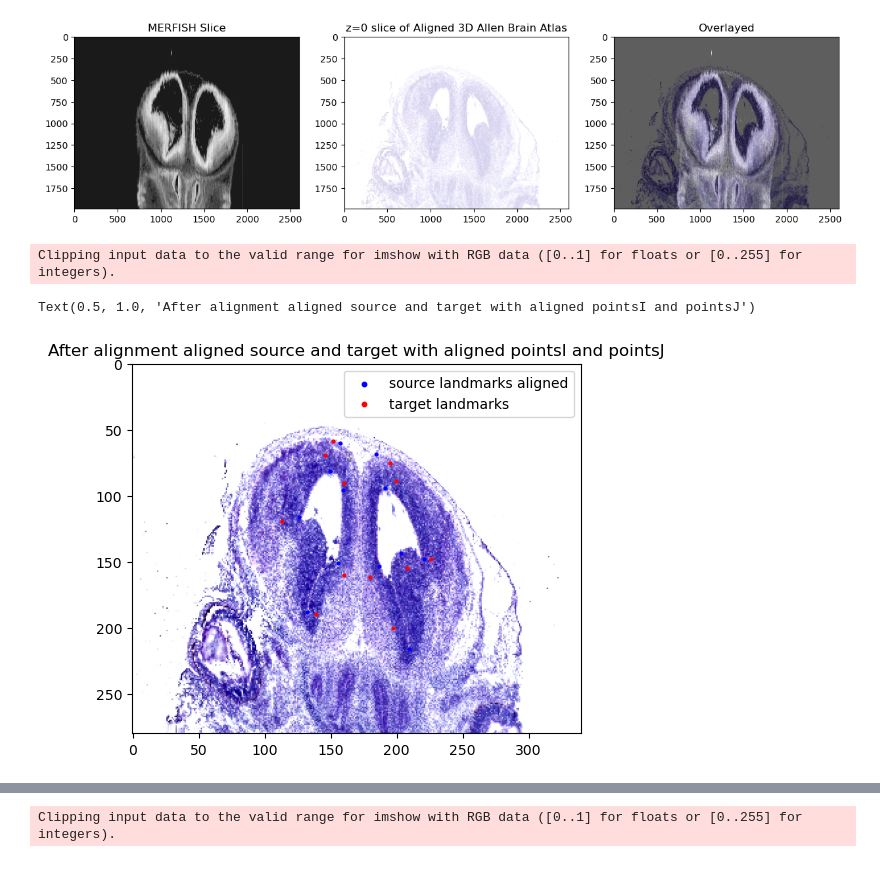
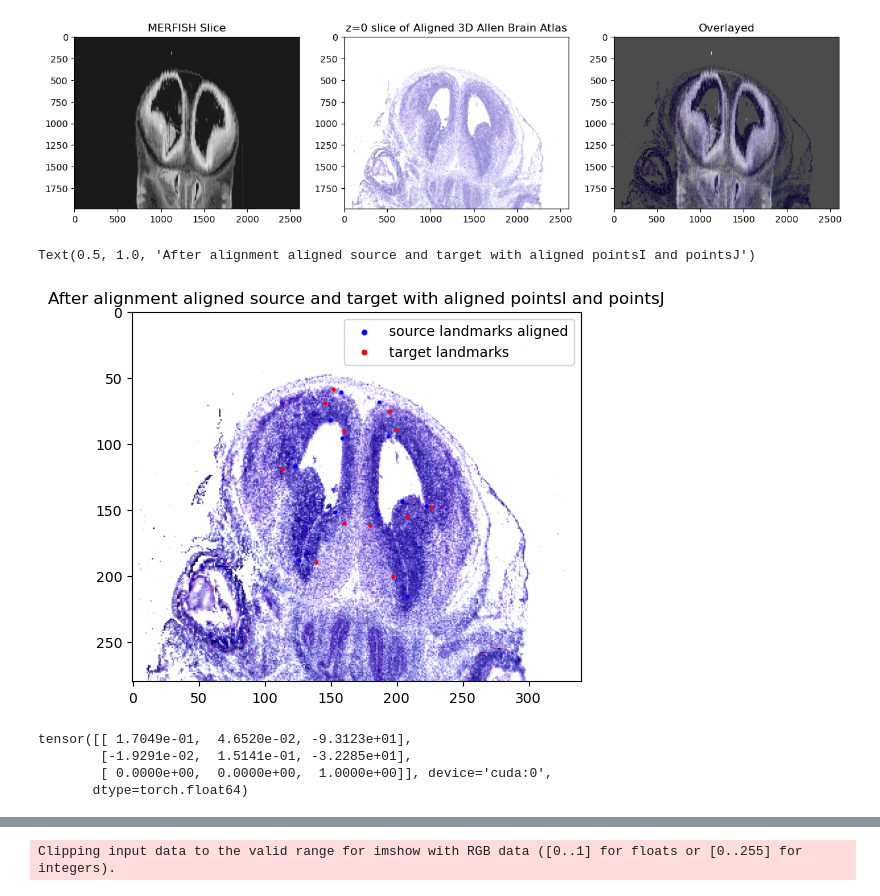
Before and after one commit to Albert-biorem/STalign, a Jupyter notebook: docs/notebooks/cervell_total-A_1.ipynb, the cells around one changed output, grey strips where cells are left out. Saved outputs shown, nothing was run; the diff lists cells and outputs as text; code cells hidden in the pictures.

```diff
--- a/docs/notebooks/cervell_total-A_1.ipynb
+++ b/docs/notebooks/cervell_total-A_1.ipynb
@@ -32,7 +32,7 @@ sys.path.append("../../STalign")
 
 ## import STalign from upper directory
 import STalign
-image_file = '../visium_data/sccanals26/A1_mod.jpg'
+image_file = '../visium_data/sccanals26/C1_mod.jpg'
 V = plt.imread(image_file)
 Vnorm = STalign.normalize(V)
 I = Vnorm.transpose(2,0,1)
@@ -54,9 +54,9 @@ slice = 220
 
 extentI = STalign.extent_from_x((YI,XI))
 # %%
-pointsIlist = np.load('../test/model_A1_points.npy', allow_pickle=True).tolist()
+pointsIlist = np.load('../visium_data/sccanals26/model_C1_0_points.npy', allow_pickle=True).tolist()
 # print(pointsIlist)
-pointsJlist = np.load('../test/visum_A1_points.npy', allow_pickle=True).tolist()
+pointsJlist = np.load('../visium_data/sccanals26/visum_C1_0_points.npy', allow_pickle=True).tolist()
 # print(pointsJlist)
 pointsI = []
 pointsJ = []
@@ -81,8 +81,8 @@ else:
     torch.set_default_device('cpu')
 L,T = STalign.L_T_from_points(pointsI,pointsJ)
 
-sigmaA = 0.18 #standard deviation of artifact intensities
-sigmaB = 0.18 #standard deviation of background intensities
-sigmaM = 0.18#standard deviation of matching tissue intenities
+sigmaA = 0.05 #standard deviation of artifact intensities
+sigmaB = 0.05 #standard deviation of background intensities
+sigmaM = 0.3 #standard deviation of matching tissue intenities
 
 extentI = STalign.extent_from_x((YI,XI))
@@ -144,20 +205,21 @@ print(param)
 # %%
 %%time
-slice = 220
+slice = 233
 A = ct_scan.transpose(2,1,0)
-J = (A[slice-3][None] / np.mean(np.abs(A[slice]),keepdims=True)).astype(np.float64)
+J = (A[slice][None] / np.mean(np.abs(A[slice]),keepdims=True)).astype(np.float64)
 J=J[:,:280,:]
 J[J<1.]=0.
+j_norm = STalign.normalize(J)
+j_norm = np.vstack((j_norm,j_norm,j_norm))
 XJ = (np.array(range(J.shape[2]))*1.).astype(np.float64)
 YJ = (np.array(range(J.shape[1]))*1.).astype(np.float64)
 extentJ = STalign.extent_from_x((YJ,XJ))
-J = np.vstack((J,J,J))
 xJ=[YJ,XJ]
 xI=[YI,XI]
 xJ=[YJ,XJ]
 torch.cuda.empty_cache()
 transform = STalign.LDDMM(
-xI,I,xJ,J,
+xI,I,xJ,j_norm,
 L=L,T=T,
 pointsI= pointsI,
 pointsJ=pointsJ,
@@ -175,7 +237,8 @@ sigmaA = sigmaA, #standard deviation of artifact intensities
 sigmaB = sigmaB, #standard deviation of background intensities
 sigmaM = sigmaM, #standard deviation of matching tissue intenities
 # muA = muA, #average of artifact intensities
-# muB = muB #average of background intensities
+# muB = muB #average of background intensities,
+display=True,
 )
 A = transform['A']
 v = transform['v']
@@ -183,6 +246,6 @@ xv = transform['xv']
 phiI = STalign.transform_image_source_to_target(xv,v,A,[YI,XI],I,[YJ,XJ])
 if phiI.is_cuda:
     phiI = phiI.cpu()
-mse =((J - phiI.numpy())**2).mean(axis=None)
-print(mse)
+mse =transform['Errors'][-1][0]
+#print(mse)
 # %% [output]
@@ -223,34 +299,33 @@ mse =((J - phiI.numpy())**2).mean(axis=None)
 # %%
 import matplotlib as mpl
 It = torch.tensor(I,device='cpu',dtype=torch.float64)
 AI = STalign.transform_image_source_with_A(A,xI,I,xJ)
-Jt = torch.tensor(J,device='cpu',dtype=torch.float64)
+Jt = torch.tensor(j_norm,device='cpu',dtype=torch.float64)
 Ishow_target = Jt.permute(1,2,0).cpu()/torch.max(Jt).item()
 fig,ax = plt.subplots(1,3, figsize=(15,5))
 ax0 = ax[0].imshow(Ishow_target.squeeze(), extent=extentI, cmap = mpl.cm.Blues,alpha=0.9)
 ax[0].set_title('MERFISH Slice')
-ax1 = ax[1].imshow(AI.permute(1,2,0).cpu().squeeze(), extent=extentI, cmap = mpl.cm.Reds,alpha=0.2)
+ax1 = ax[1].imshow(AI.permute(1,2,0).cpu().squeeze(), extent=extentI, cmap = mpl.cm.Reds,alpha=0.5)
 ax[1].set_title('z=0 slice of Aligned 3D Allen Brain Atlas')
-ax2 = ax[2].imshow(Ishow_target.squeeze(), extent=extentI, cmap = mpl.cm.Blues,alpha=0.9)
+ax2 = ax[2].imshow(Ishow_target.squeeze(), extent=extentI, cmap = mpl.cm.Blues,alpha=1)
 ax2 = ax[2].imshow(AI.permute(1,2,0).cpu().squeeze(), extent=extentI, cmap = mpl.cm.Reds,alpha=0.3)
 ax[2].set_title('Overlayed')
 plt.show()
 import matplotlib as mpl
 fig,ax = plt.subplots()
-ax.imshow((J).transpose(1,2,0),extent=extentJ,alpha=1)
+ax.imshow((j_norm).transpose(1,2,0),extent=extentJ,alpha=1)
 ax.imshow(phiI.permute(1,2,0)/torch.max(phiI),extent=extentJ, cmap = mpl.cm.Reds,alpha =1)
 ax.scatter(phiipointsI[:,1].detach(),phiipointsI[:,0].detach(),c="blue", label='source landmarks aligned', s=4)
 ax.scatter(pointsJ[:,1],pointsJ[:,0], c='red', label='target landmarks', s=4)
 ax.set_aspect('equal')
 lgnd = plt.legend(loc="upper right", scatterpoints=1, fontsize=10)
 for handle in lgnd.legend_handles:
     handle.set_sizes([10.0])
 ax.set_title('After alignment aligned source and target with aligned pointsI and pointsJ')
 # %% [output]
-[figure, old version]
+[figure, new version]
-Clipping input data to the valid range for imshow with RGB data ([0..1] for floats or [0..255] for integers).
+Text(0.5, 1.0, 'After alignment aligned source and target with aligned pointsI and pointsJ')
-Text(0.5, 1.0, 'After alignment aligned source and target with aligned pointsI and pointsJ')
-[figure, old version]
+[figure, new version]
 # %%
 #I=I[0:200,1500:4200,400:3000]
 fname = '../visium_data/sccanals26/A1_tissue_positions.csv'
@@ -263 +340,8 @@ df1=df1[df1["pxl_row_in_fullres"]<4200]
+# %%
+A
+# %% [output]
+tensor([[ 1.7049e-01,  4.6520e-02, -9.3123e+01],
+        [-1.9291e-02,  1.5141e-01, -3.2285e+01],
+        [ 0.0000e+00,  0.0000e+00,  1.0000e+00]], device='cuda:0',
+       dtype=torch.float64)
 # %%
```
Also changed, not shown: parts of 23 cells of this notebook, 45 other files.
